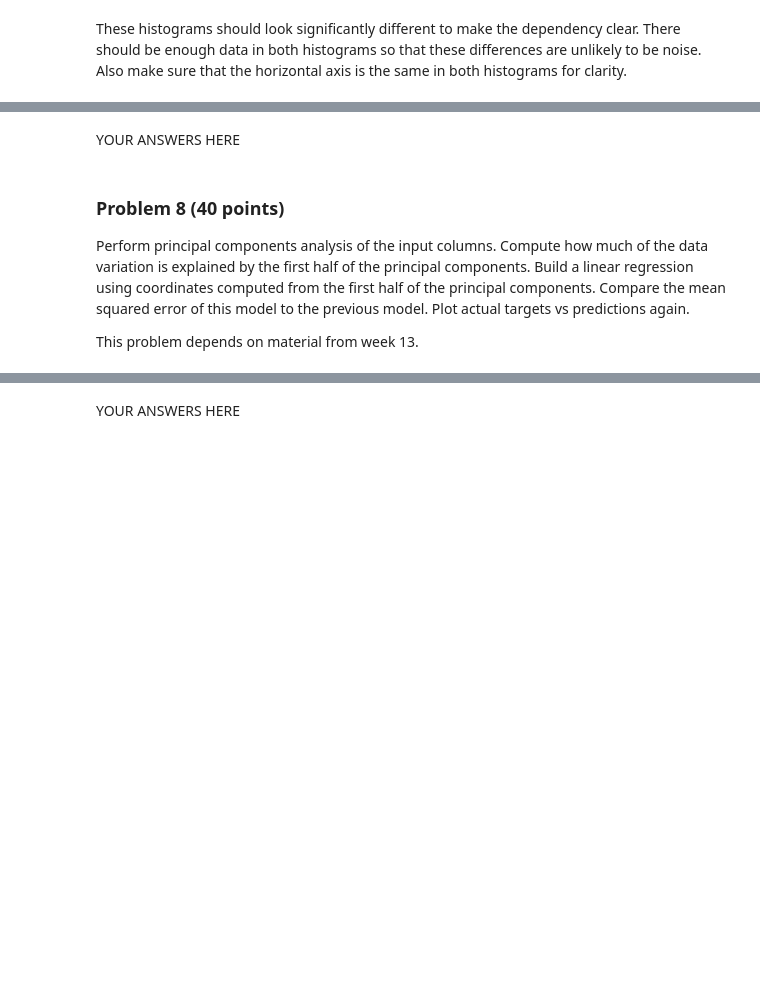
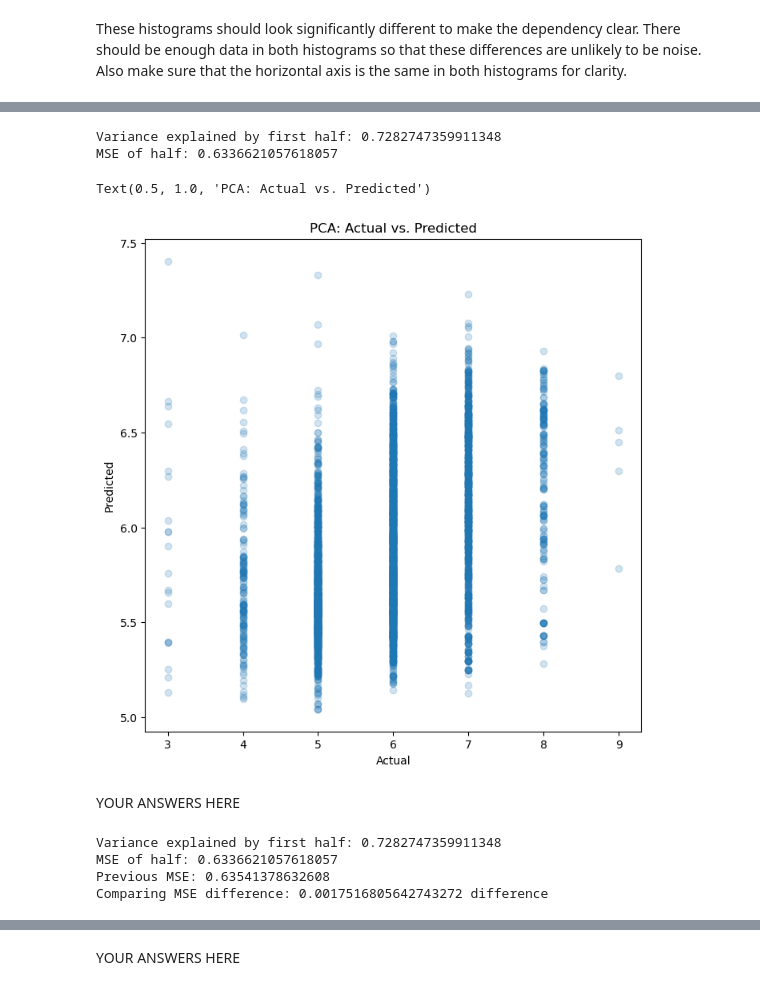
Before and after one commit to chenmichael2/dx601-final-project, a Jupyter notebook: project.ipynb, the cells around one changed output, grey strips where cells are left out. Saved outputs shown, nothing was run; the diff lists cells and outputs as text; code cells hidden in the pictures; blank space fills up the shorter version.

```diff
--- a/project.ipynb
+++ b/project.ipynb
@@ -210,12 +312,39 @@ Also make sure that the horizontal axis is the same in both histograms for clari
+# %%
+# YOUR CODE HERE
+
+wine_pca_columns = [c for c in wine_quality.columns if wine_quality[c].dtype.name == 'float64']
+scaler = StandardScaler()
+X_scaled = scaler.fit_transform(X)
+pca = PCA()
+pca.fit_transform(X_scaled)
+wine_components = pd.DataFrame(pca.components_, columns=wine_pca_columns)
+
+explained_var_ratio = pca.explained_variance_ratio_
+half = len(explained_var_ratio) // 2
+
+variance_explained_first_half = explained_var_ratio[:half].sum()
+print("Variance explained by first half:", variance_explained_first_half)
+
+wine_pcs = pca.transform(wine_quality[wine_pca_columns])
+X_half = wine_pcs[:, :half]
+y = wine_quality['target']
+
+model = LinearRegression()
+model.fit(X_half, y)
+y_predict_half = model.predict(X_half)
+
+mse_half = mean_square_error(y, y_predict_half)
+print("MSE of half:", mse_half)
+
+plt.figure(figsize=(8, 8))
+plt.scatter(y, y_predict_half, alpha=0.2)
+plt.xlabel("Actual")
+plt.ylabel("Predicted")
+plt.title("PCA: Actual vs. Predicted")
+# %% [output]
+Variance explained by first half: 0.7282747359911348
+MSE of half: 0.6336621057618057
+Text(0.5, 1.0, 'PCA: Actual vs. Predicted')
+[figure, added]
 # %% [markdown]
 YOUR ANSWERS HERE
-# %% [markdown]
-### Problem 8 (40 points)
-
-Perform principal components analysis of the input columns.
-Compute how much of the data variation is explained by the first half of the principal components.
-Build a linear regression using coordinates computed from the first half of the principal components.
-Compare the mean squared error of this model to the previous model.
-Plot actual targets vs predictions again.
-
-This problem depends on material from week 13.
@@ -223,0 +351,10 @@ This problem depends on material from week 13.
+# %%
+print("Variance explained by first half:", variance_explained_first_half)
+print("MSE of half:", mse_half)
+print("Previous MSE:", mse)
+print("Comparing MSE difference:", mse - mse_half , "difference")
+# %% [output]
+Variance explained by first half: 0.7282747359911348
+MSE of half: 0.6336621057618057
+Previous MSE: 0.63541378632608
+Comparing MSE difference: 0.0017516805642743272 difference
```
Also changed, not shown: parts of 24 cells of this notebook.
